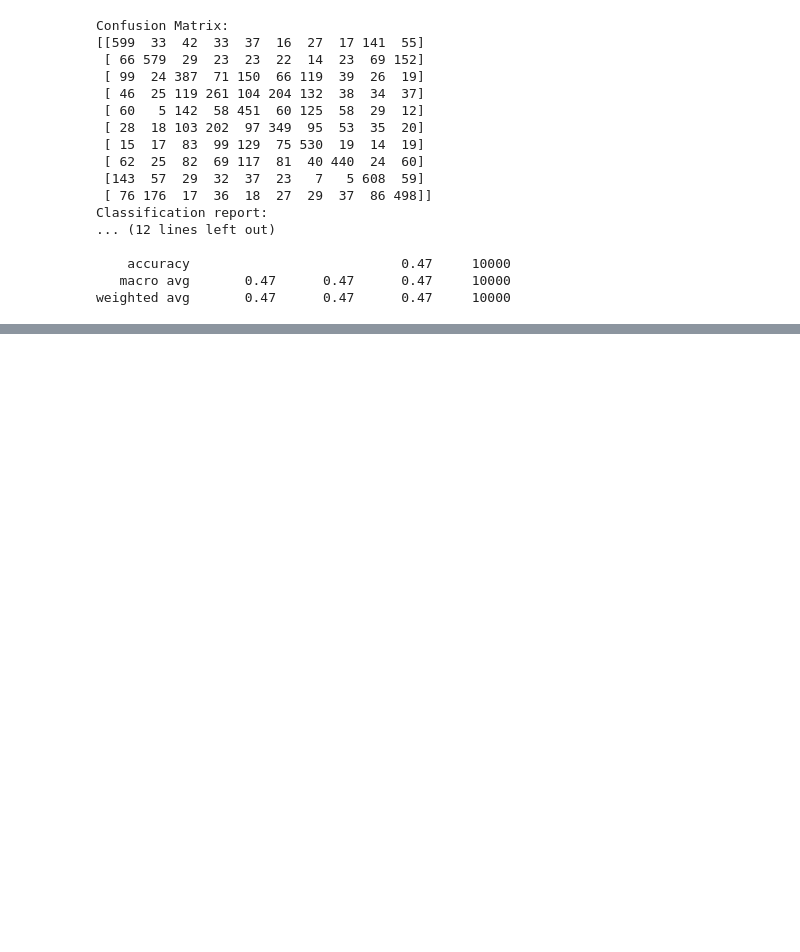
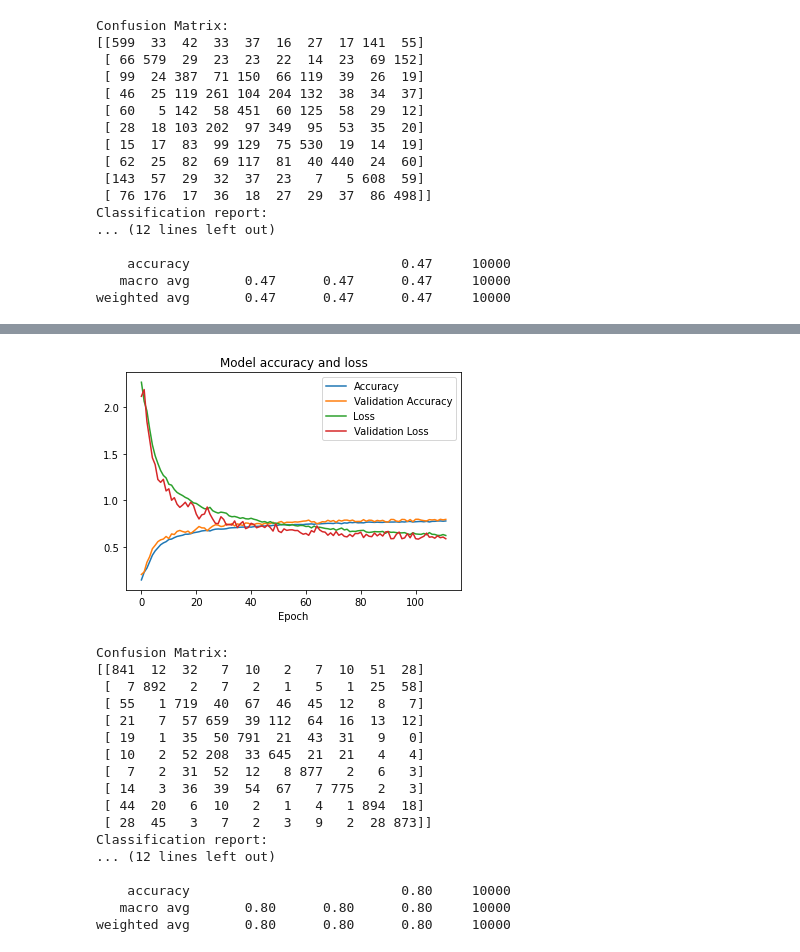
Before and after one commit to emali1/Mastering-Keras, a Jupyter notebook: Module 4.2_ Residual Blocks.ipynb, the cells around one changed output, grey strips where cells are left out. Cells and saved outputs as stored; diff of their text form; code cells hidden in the pictures; blank space fills up the shorter version.

```diff
--- a/Module 4.2_ Residual Blocks.ipynb
+++ b/Module 4.2_ Residual Blocks.ipynb
@@ -416,0 +448,24 @@ weighted avg       0.47      0.47      0.47     10000
+# %%
+# improved baseline model performance
+# more cycle to the conv set layers to increase the layers, totally 19 layers, if counting input
+plot_training_history(history)
+test_model(model,test_images,test_labels)
+# %% [output]
+[figure, added]
+Confusion Matrix:
+[[841  12  32   7  10   2   7  10  51  28]
+ [  7 892   2   7   2   1   5   1  25  58]
+ [ 55   1 719  40  67  46  45  12   8   7]
+ [ 21   7  57 659  39 112  64  16  13  12]
+ [ 19   1  35  50 791  21  43  31   9   0]
+ [ 10   2  52 208  33 645  21  21   4   4]
+ [  7   2  31  52  12   8 877   2   6   3]
+ [ 14   3  36  39  54  67   7 775   2   3]
+ [ 44  20   6  10   2   1   4   1 894  18]
+ [ 28  45   3   7   2   3   9   2  28 873]]
+Classification report:
+... (12 lines left out)
+
+    accuracy                           0.80     10000
+   macro avg       0.80      0.80      0.80     10000
+weighted avg       0.80      0.80      0.80     10000
```
Also changed, not shown: parts of 4 cells of this notebook.
